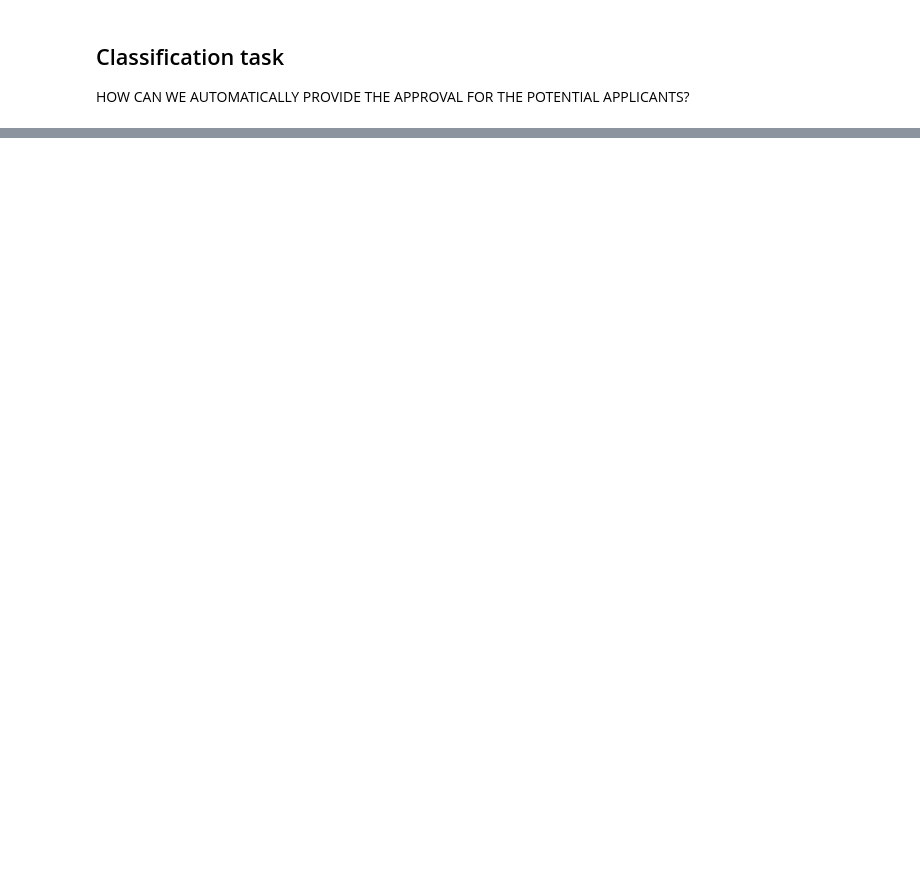
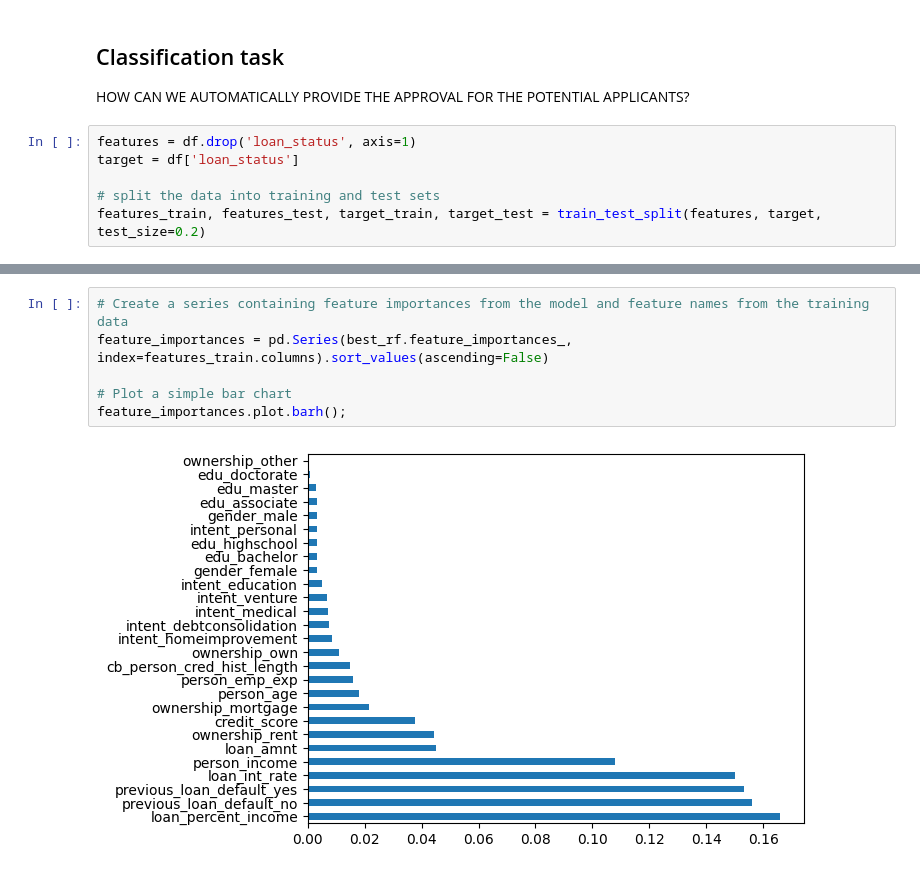
Before and after one commit to VanNguyen-Mia/isolation_forest_practice, a Jupyter notebook: notebooks/research.ipynb, the cells around one changed output, grey strips where cells are left out. Saved outputs shown, nothing was run; the diff lists cells and outputs as text; blank space fills up the shorter version.

```diff
--- a/notebooks/research.ipynb
+++ b/notebooks/research.ipynb
@@ -122,3 +242,9 @@ df.describe()
 # %% [markdown]
 ## Classification task
 HOW CAN WE AUTOMATICALLY PROVIDE THE APPROVAL FOR THE POTENTIAL APPLICANTS?
+# %%
+features = df.drop('loan_status', axis=1)
+target = df['loan_status']
+
+# split the data into training and test sets
+features_train, features_test, target_train, target_test = train_test_split(features, target, test_size=0.2)
@@ -124,0 +335,8 @@ HOW CAN WE AUTOMATICALLY PROVIDE THE APPROVAL FOR THE POTENTIAL APPLICANTS?
+# %%
+# Create a series containing feature importances from the model and feature names from the training data
+feature_importances = pd.Series(best_rf.feature_importances_, index=features_train.columns).sort_values(ascending=False)
+
+# Plot a simple bar chart
+feature_importances.plot.barh();
+# %% [output]
+[figure, added]
```
Also changed, not shown: parts of 24 cells of this notebook.
